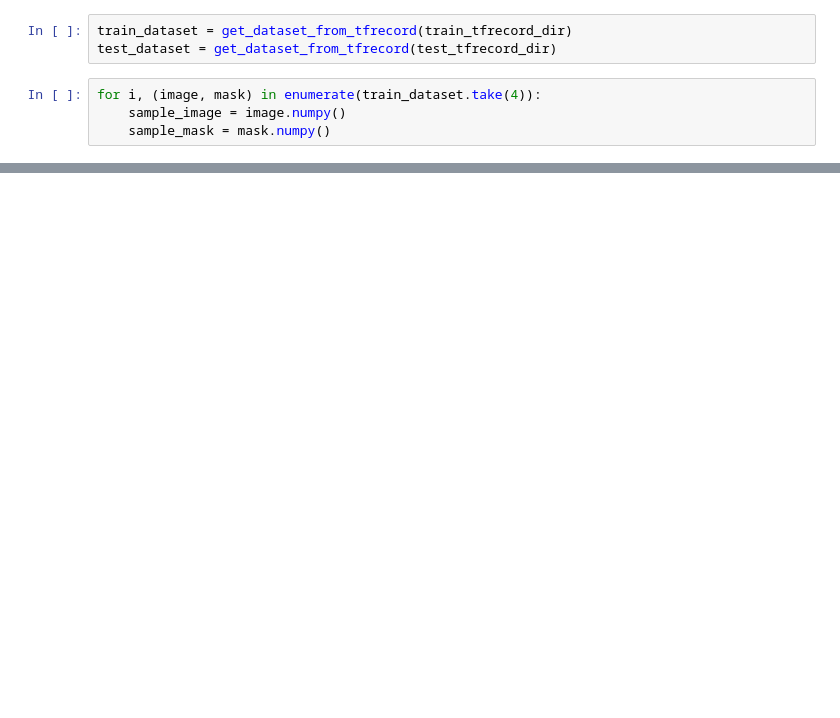
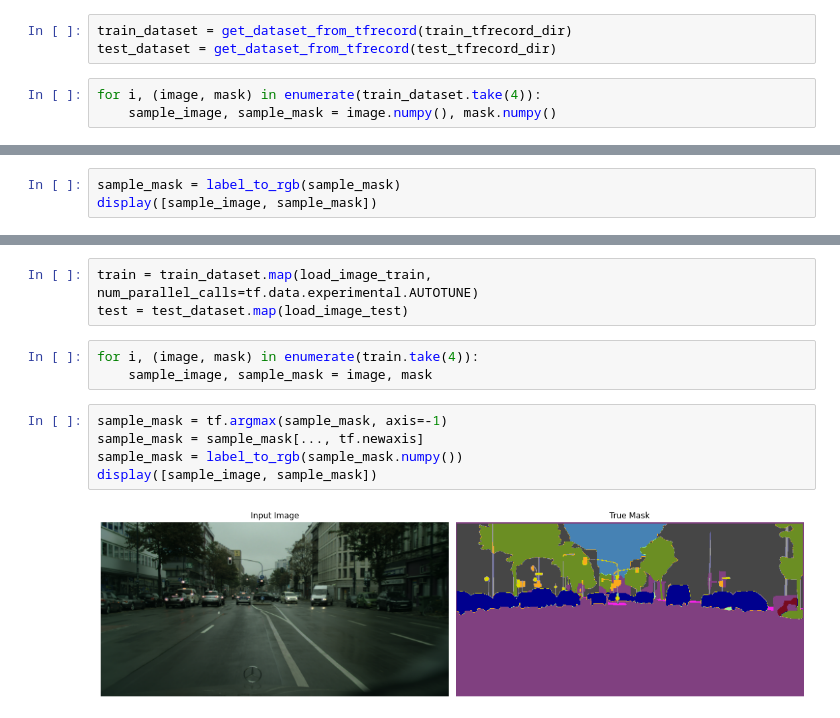
Before and after one commit to camlaedtke/Computer_Vision, a Jupyter notebook: Cityscapes TFRecords Builder.ipynb, the cells around one changed output, grey strips where cells are left out. Drawn from its saved outputs; the diff is of its cells as text; blank space fills up the shorter version.

```diff
--- a/Cityscapes TFRecords Builder.ipynb
+++ b/Cityscapes TFRecords Builder.ipynb
@@ -280,5 +358,4 @@ train_dataset = get_dataset_from_tfrecord(train_tfrecord_dir)
 test_dataset = get_dataset_from_tfrecord(test_tfrecord_dir)
 # %%
 for i, (image, mask) in enumerate(train_dataset.take(4)):
-    sample_image = image.numpy()
-    sample_mask = mask.numpy()
+    sample_image, sample_mask = image.numpy(), mask.numpy()
@@ -286,0 +411,3 @@ display([sample_image, sample_mask])
+# %%
+sample_mask = label_to_rgb(sample_mask)
+display([sample_image, sample_mask])
@@ -286,0 +416,13 @@ display([sample_image, sample_mask])
+# %%
+train = train_dataset.map(load_image_train, num_parallel_calls=tf.data.experimental.AUTOTUNE)
+test = test_dataset.map(load_image_test)
+# %%
+for i, (image, mask) in enumerate(train.take(4)):
+    sample_image, sample_mask = image, mask
+# %%
+sample_mask = tf.argmax(sample_mask, axis=-1)
+sample_mask = sample_mask[..., tf.newaxis]
+sample_mask = label_to_rgb(sample_mask.numpy())
+display([sample_image, sample_mask])
+# %% [output]
+[figure, added]
```
Also changed, not shown: parts of 21 cells of this notebook, 12 other files.
